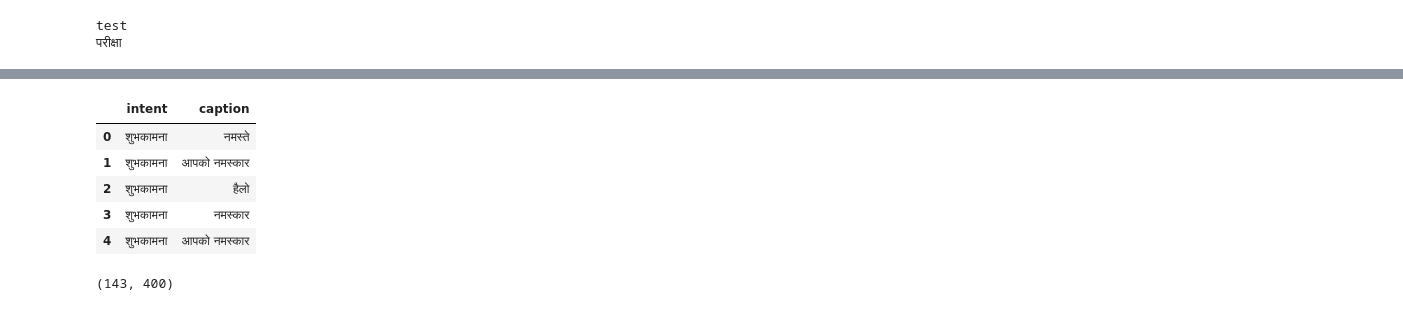
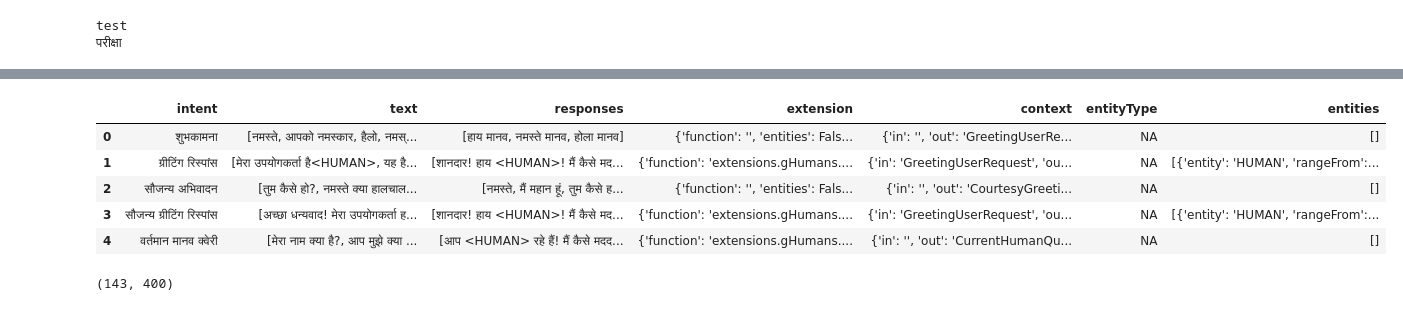
Before and after one commit to k4u5h1k/Hindi-Chatbot, a Jupyter notebook: v3_intent_hindi/Intent.ipynb, the cells around one changed output, grey strips where cells are left out. Drawn from its saved outputs; the diff is of its cells as text; code cells hidden in the pictures.

```diff
--- a/v3_intent_hindi/Intent.ipynb
+++ b/v3_intent_hindi/Intent.ipynb
@@ -90 +99,12 @@ df.head()
+# %%
+# READ HINDI DATASET
+hdf = pd.read_json('hindi_intent.json')
+hdf.head()
+# %% [output]
+|  | intent | text | responses | extension | context | entityType | entities |
+| 0 | शुभकामना | [नमस्ते, आपको नमस्कार, हैलो, नमस्... | [हाय मानव, नमस्ते मानव, होला मानव] | {'function': '', 'entities': Fals... | {'in': '', 'out': 'GreetingUserRe... | NA | [] |
+| 1 | ग्रीटिंग रिस्पांस | [मेरा उपयोगकर्ता है<HUMAN>, यह है... | [शानदार! हाय <HUMAN>! मैं कैसे मद... | {'function': 'extensions.gHumans.... | {'in': 'GreetingUserRequest', 'ou... | NA | [{'entity': 'HUMAN', 'rangeFrom':... |
+| 2 | सौजन्य अभिवादन | [तुम कैसे हो?, नमस्ते क्या हालचाल... | [नमस्ते, मैं महान हूं, तुम कैसे ह... | {'function': '', 'entities': Fals... | {'in': '', 'out': 'CourtesyGreeti... | NA | [] |
+| 3 | सौजन्य ग्रीटिंग रिस्पांस | [अच्छा धन्यवाद! मेरा उपयोगकर्ता ह... | [शानदार! हाय <HUMAN>! मैं कैसे मद... | {'function': 'extensions.gHumans.... | {'in': 'GreetingUserRequest', 'ou... | NA | [{'entity': 'HUMAN', 'rangeFrom':... |
+| 4 | वर्तमान मानव क्वेरी | [मेरा नाम क्या है?, आप मुझे क्या ... | [आप <HUMAN> रहे हैं! मैं कैसे मदद... | {'function': 'extensions.gHumans.... | {'in': '', 'out': 'CurrentHumanQu... | NA | [] |
 # %%
@@ -96,10 +118 @@ data = pd.DataFrame(intent)
-# %%
-data.head()
-# %% [output]
-|  | intent | caption |
-| 0 | शुभकामना | नमस्ते |
-| 1 | शुभकामना | आपको नमस्कार |
-| 2 | शुभकामना | हैलो |
-| 3 | शुभकामना | नमस्कार |
-| 4 | शुभकामना | आपको नमस्कार |
 # %%
```
Also changed, not shown: parts of 16 cells of this notebook, 3 other files.
